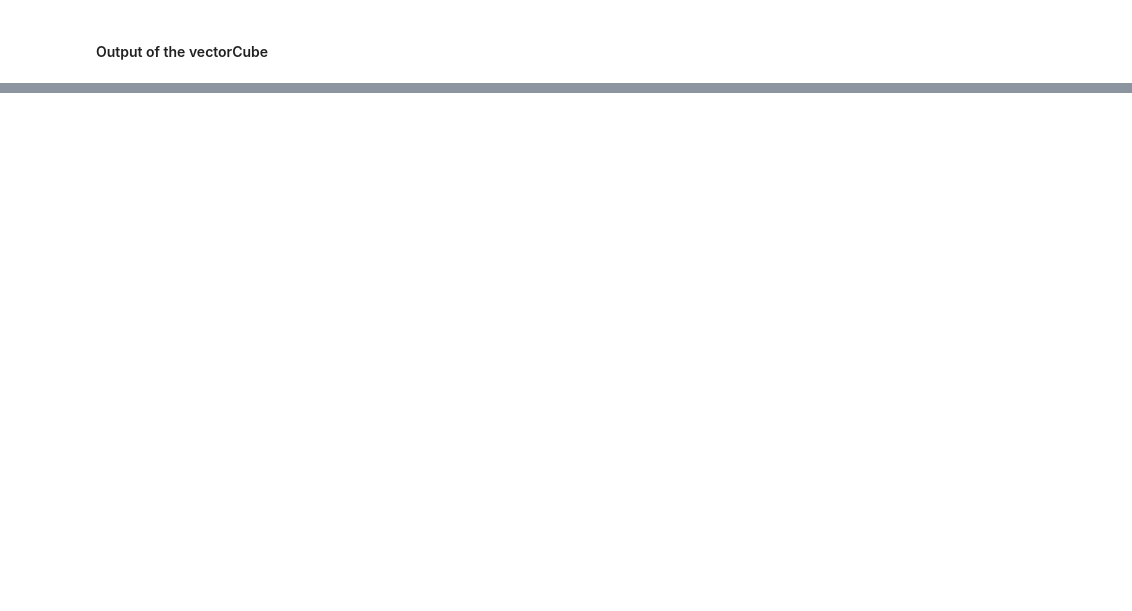
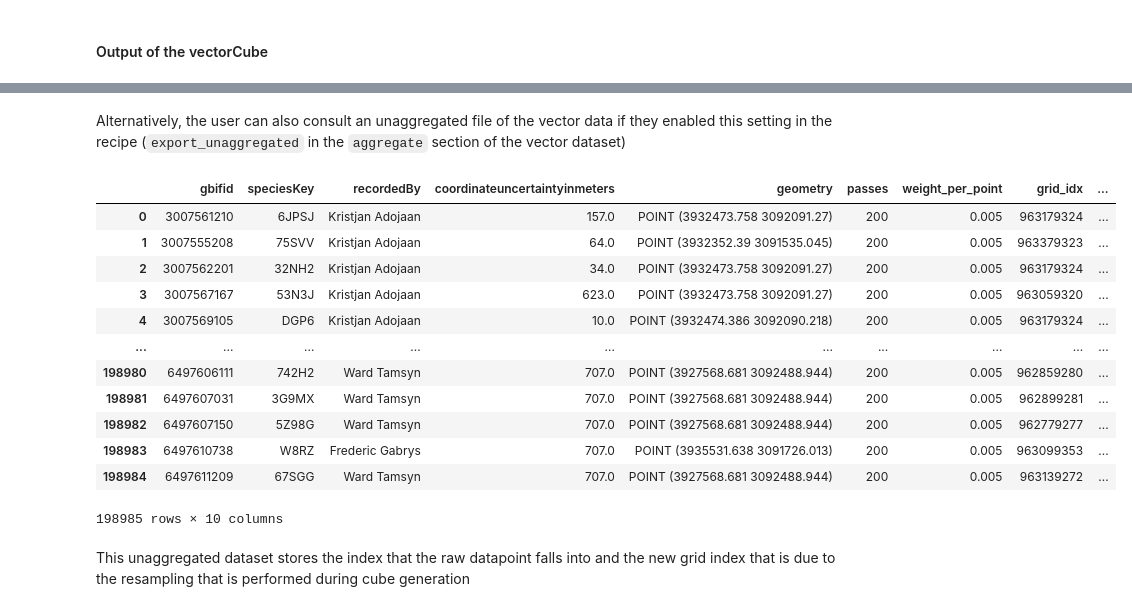
Before and after one commit to Biodiversity-Meets-Data/BmC, a Jupyter notebook: tutorials/4_bmdCube.ipynb, the cells around one changed output, grey strips where cells are left out. Saved outputs shown, nothing was run; the diff lists cells and outputs as text; code cells hidden in the pictures; blank space fills up the shorter version.

Commit message:
Finalized BMD cube tutorial and added template script to the config directory

```diff
--- a/tutorials/4_bmdCube.ipynb
+++ b/tutorials/4_bmdCube.ipynb
@@ -938,0 +990,34 @@ The engine writes all the files to a directory `base_dir/cube_name` and the gene
+# %%
+from pathlib import Path
+
+def build_file_map(base_dir_path):
+    base_dir = Path(base_dir_path)
+    file_map = {}
+
+    # Iterate through all files recursively
+    for filepath in base_dir.rglob("*"):
+        if not filepath.is_file():
+            continue
+
+        # Target .nc, .parquet, and the specific catalog.json
+        if filepath.suffix in [".nc", ".parquet"] or filepath.name == "catalog.json":
+            filename = filepath.stem  # Gets filename without extension (e.g., 'tas')
+
+            # Handle naming collisions (like tas.nc in different folders)
+            if filename in file_map:
+                # Rename the existing entry using its parent folder
+                old_path = Path(file_map[filename])
+                file_map[f"{old_path.parent.name}_{filename}"] = file_map.pop(filename)
+
+                # Use parent folder for the new entry too
+                filename = f"{filepath.parent.name}_{filename}"
+
+            file_map[filename] = str(filepath.as_posix()) # as_posix() ensures forward slashes
+
+    return file_map
+
+# Run it on your directory
+base_path = "bmdCube_tutorial_output/eeaGrid100m_cube"
+cube_files = build_file_map(base_path)
+
+cube_files
@@ -952,0 +1101,4 @@ The table below lays out the relational scheme between the different outputs tha
+# %%
+aggregated = pd.read_parquet(cube_files["gbif_aggregated"])
+unaggregated = gpd.read_parquet(cube_files["gbif_unaggregated"])
+dimension_table = gpd.read_parquet(cube_files["gbif_EEA_100m_dimension_table"])
@@ -952,0 +1139,20 @@ The table below lays out the relational scheme between the different outputs tha
+# %% [markdown]
+Alternatively, the user can also consult an unaggregated file of the vector data if they enabled this setting in the recipe (`export_unaggregated` in the `aggregate` section of the vector dataset)
+# %%
+unaggregated
+# %% [output]
+|  | gbifid | speciesKey | recordedBy | coordinateuncertaintyinmeters | geometry | passes | weight_per_point | grid_idx | ... |
+| 0 | 3007561210 | 6JPSJ | Kristjan Adojaan | 157.0 | POINT (3932473.758 3092091.27) | 200 | 0.005 | 963179324 | ... |
+| 1 | 3007555208 | 75SVV | Kristjan Adojaan | 64.0 | POINT (3932352.39 3091535.045) | 200 | 0.005 | 963379323 | ... |
+| 2 | 3007562201 | 32NH2 | Kristjan Adojaan | 34.0 | POINT (3932473.758 3092091.27) | 200 | 0.005 | 963179324 | ... |
+| 3 | 3007567167 | 53N3J | Kristjan Adojaan | 623.0 | POINT (3932473.758 3092091.27) | 200 | 0.005 | 963059320 | ... |
+| 4 | 3007569105 | DGP6 | Kristjan Adojaan | 10.0 | POINT (3932474.386 3092090.218) | 200 | 0.005 | 963179324 | ... |
+| ... | ... | ... | ... | ... | ... | ... | ... | ... | ... |
+| 198980 | 6497606111 | 742H2 | Ward Tamsyn | 707.0 | POINT (3927568.681 3092488.944) | 200 | 0.005 | 962859280 | ... |
+| 198981 | 6497607031 | 3G9MX | Ward Tamsyn | 707.0 | POINT (3927568.681 3092488.944) | 200 | 0.005 | 962899281 | ... |
+| 198982 | 6497607150 | 5Z98G | Ward Tamsyn | 707.0 | POINT (3927568.681 3092488.944) | 200 | 0.005 | 962779277 | ... |
+| 198983 | 6497610738 | W8RZ | Frederic Gabrys | 707.0 | POINT (3935531.638 3091726.013) | 200 | 0.005 | 963099353 | ... |
+| 198984 | 6497611209 | 67SGG | Ward Tamsyn | 707.0 | POINT (3927568.681 3092488.944) | 200 | 0.005 | 963139272 | ... |
+198985 rows × 10 columns
+# %% [markdown]
+This unaggregated dataset stores the index that the raw datapoint falls into and the new grid index that is due to the resampling that is performed during cube generation
```
Also changed, not shown: parts of 23 cells of this notebook, 1 other file.
